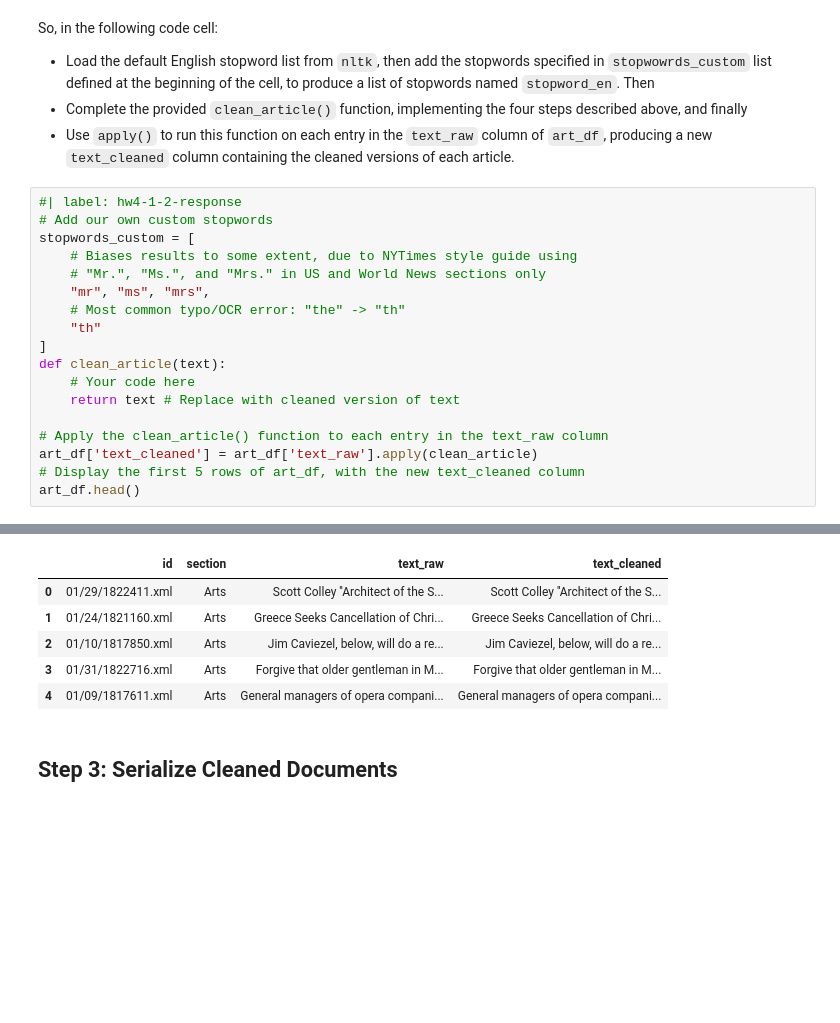
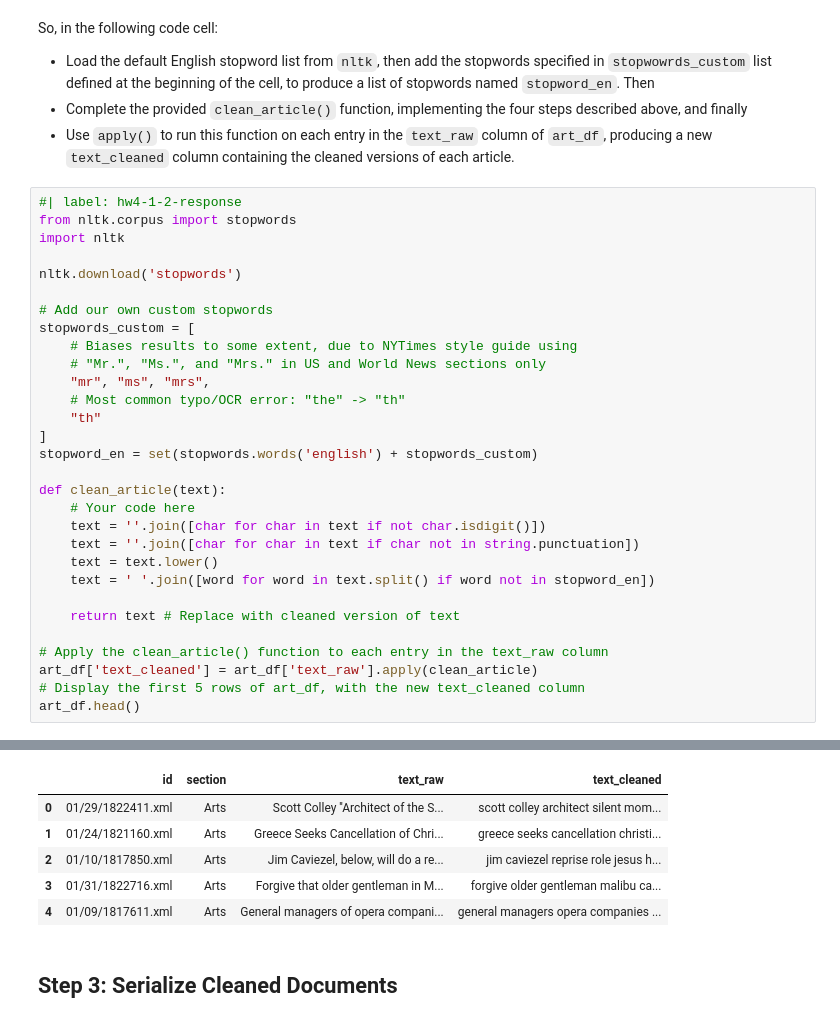
Before and after one commit to chenxiguo0/Unsupervised-Learning-for-Text-Data, a Jupyter notebook: dsan5000_hw4-1.ipynb, the cells around one changed output, grey strips where cells are left out. Saved outputs shown, nothing was run; the diff lists cells and outputs as text; blank space fills up the shorter version.

```diff
--- a/dsan5000_hw4-1.ipynb
+++ b/dsan5000_hw4-1.ipynb
@@ -116,6 +116,11 @@ So, in the following code cell:
 * Use `apply()` to run this function on each entry in the `text_raw` column of `art_df`, producing a new `text_cleaned` column containing the cleaned versions of each article.
 # %%
 #| label: hw4-1-2-response
+from nltk.corpus import stopwords
+import nltk
+
+nltk.download('stopwords')
+
 # Add our own custom stopwords
 stopwords_custom = [
     # Biases results to some extent, due to NYTimes style guide using
@@ -124,8 +129,15 @@ stopwords_custom = [
     # Most common typo/OCR error: "the" -> "th"
     "th"
 ]
+stopword_en = set(stopwords.words('english') + stopwords_custom)
+
 def clean_article(text):
     # Your code here
+    text = ''.join([char for char in text if not char.isdigit()])
+    text = ''.join([char for char in text if char not in string.punctuation])
+    text = text.lower()
+    text = ' '.join([word for word in text.split() if word not in stopword_en])
+
     return text # Replace with cleaned version of text
 
 # Apply the clean_article() function to each entry in the text_raw column
@@ -136,9 +151,9 @@ art_df.head()
 |  | id | section | text_raw | text_cleaned |
-| 0 | 01/29/1822411.xml | Arts | Scott Colley ''Architect of the S... | Scott Colley ''Architect of the S... |
-| 1 | 01/24/1821160.xml | Arts | Greece Seeks Cancellation of Chri... | Greece Seeks Cancellation of Chri... |
-| 2 | 01/10/1817850.xml | Arts | Jim Caviezel, below, will do a re... | Jim Caviezel, below, will do a re... |
-| 3 | 01/31/1822716.xml | Arts | Forgive that older gentleman in M... | Forgive that older gentleman in M... |
-| 4 | 01/09/1817611.xml | Arts | General managers of opera compani... | General managers of opera compani... |
+| 0 | 01/29/1822411.xml | Arts | Scott Colley ''Architect of the S... | scott colley architect silent mom... |
+| 1 | 01/24/1821160.xml | Arts | Greece Seeks Cancellation of Chri... | greece seeks cancellation christi... |
+| 2 | 01/10/1817850.xml | Arts | Jim Caviezel, below, will do a re... | jim caviezel reprise role jesus h... |
+| 3 | 01/31/1822716.xml | Arts | Forgive that older gentleman in M... | forgive older gentleman malibu ca... |
+| 4 | 01/09/1817611.xml | Arts | General managers of opera compani... | general managers opera companies ... |
 # %% [markdown]
 ## Step 3: Serialize Cleaned Documents
 # %% [markdown]
```
Also changed, not shown: parts of 15 cells of this notebook, 4 other files.
